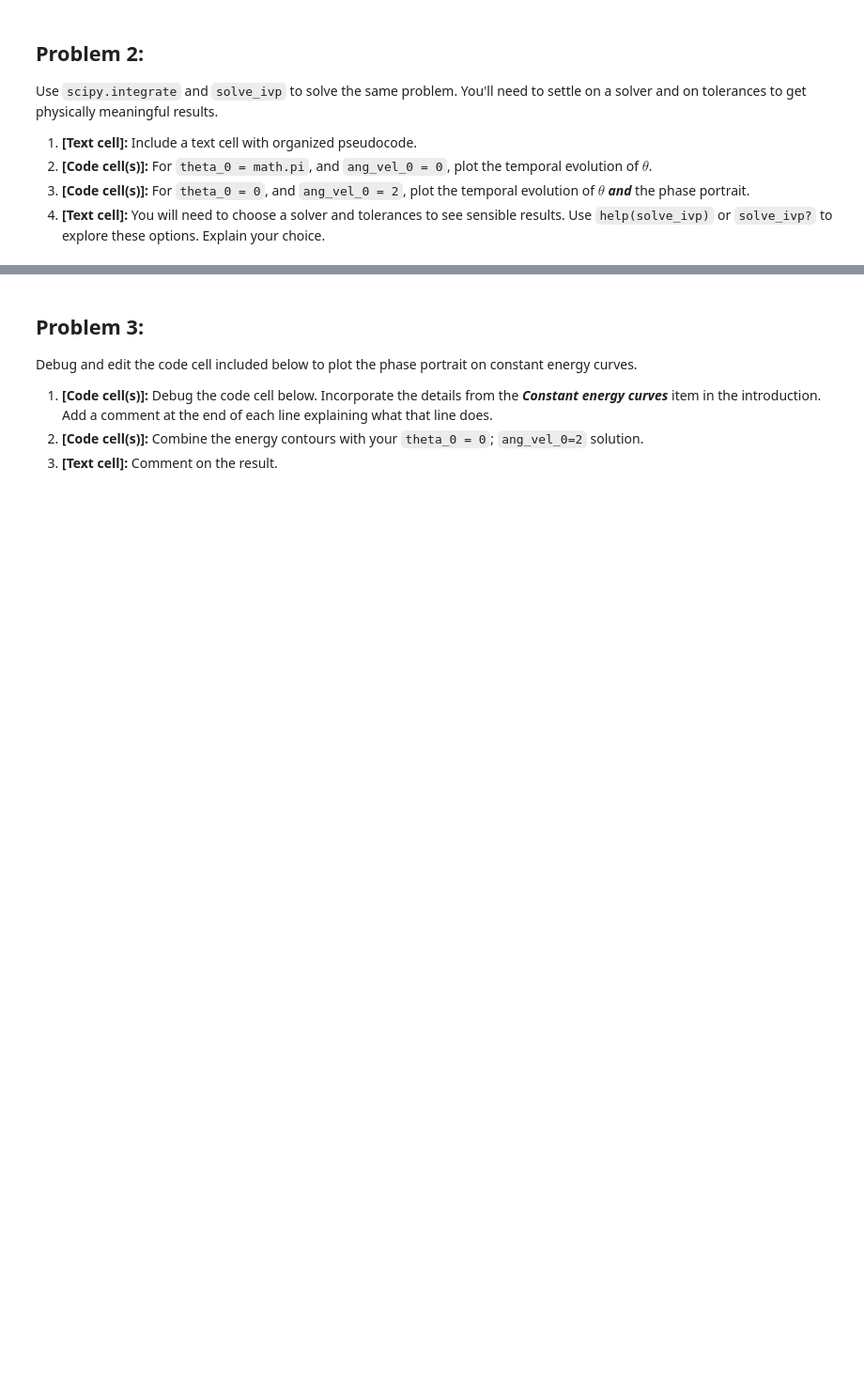
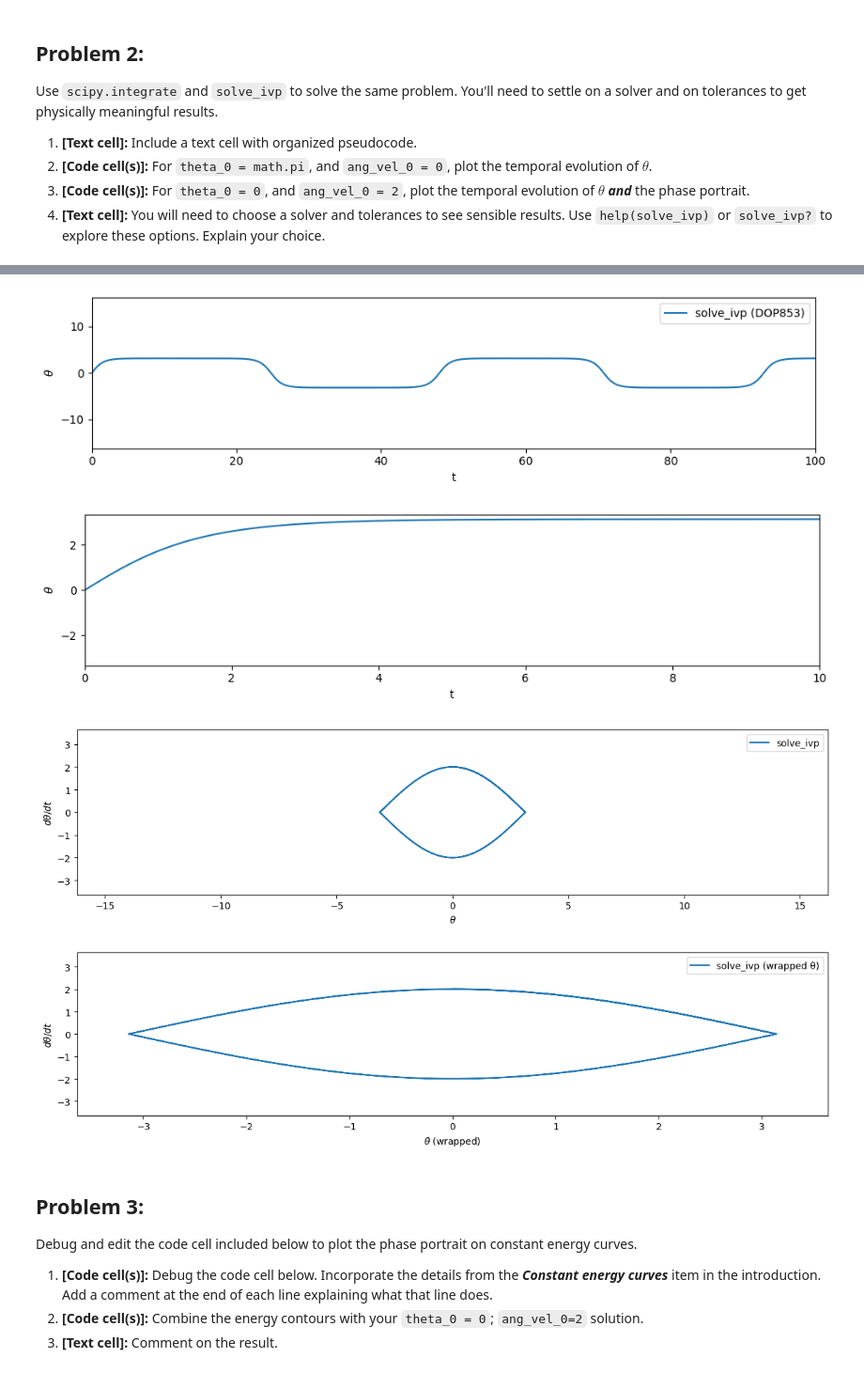
Before and after one commit to IntroComputationalPhysics-UNT/euler-and-solve-ivp-henry8675309, a Jupyter notebook: rigid_pendulum_assignment_v2.ipynb, the cells around one changed output, grey strips where cells are left out. Shown at 94% size. Drawn from its saved outputs; the diff is of its cells as text; code cells hidden in the pictures; blank space fills up the shorter version.

```diff
--- a/rigid_pendulum_assignment_v2.ipynb
+++ b/rigid_pendulum_assignment_v2.ipynb
@@ -53,3 +254,38 @@ Use `scipy.integrate` and `solve_ivp` to solve the same problem. You'll need to
+# %%
+# IC B
+tB, thB, vB = solve_pend(theta_0=0.0, v_0=2.0,
+                         method="DOP853", rtol=1e-8, atol=1e-10)
+
+# θ(t) — assignment limits
+plt.figure(figsize=(10,2.6))
+plt.plot(tB, thB, label='solve_ivp (DOP853)')
+set_theta_time_axes(); plt.legend(); plt.tight_layout(); plt.show()
+
+# (optional) zoomed θ(t)
+plt.figure(figsize=(10,2.6))
+plt.plot(tB, thB)
+plt.xlim([0, 10])
+pad = 0.2
+plt.ylim([thB.min()-pad, thB.max()+pad])
+plt.xlabel('t'); plt.ylabel(r'$\theta$'); plt.tight_layout(); plt.show()
+
+# Phase portrait (v vs theta) — assignment limits
+plt.figure(figsize=(12,3.2))
+plt.plot(thB, vB, label='solve_ivp')
+set_phase_axes(); plt.legend(); plt.tight_layout(); plt.show()
+
+# (optional) prettier phase portrait by wrapping theta into [-pi, pi]
+wrap_pi = np.vectorize(lambda x: (x + math.pi) % (2*math.pi) - math.pi)
+plt.figure(figsize=(12,3.2))
+plt.plot(wrap_pi(thB), vB, label='solve_ivp (wrapped θ)')
+plt.xlim([-math.pi-0.5, math.pi+0.5]); plt.ylim([-math.pi-0.5, math.pi+0.5])
+plt.xlabel(r'$\theta$ (wrapped)'); plt.ylabel(r'$d\theta/dt$'); plt.legend()
+plt.tight_layout(); plt.show()
+# %% [output]
+[figure, added]
+[figure, added]
+[figure, added]
+[figure, added]
 # %% [markdown]
 ## **Problem 3:**
 
```
Also changed, not shown: parts of 11 cells of this notebook.
